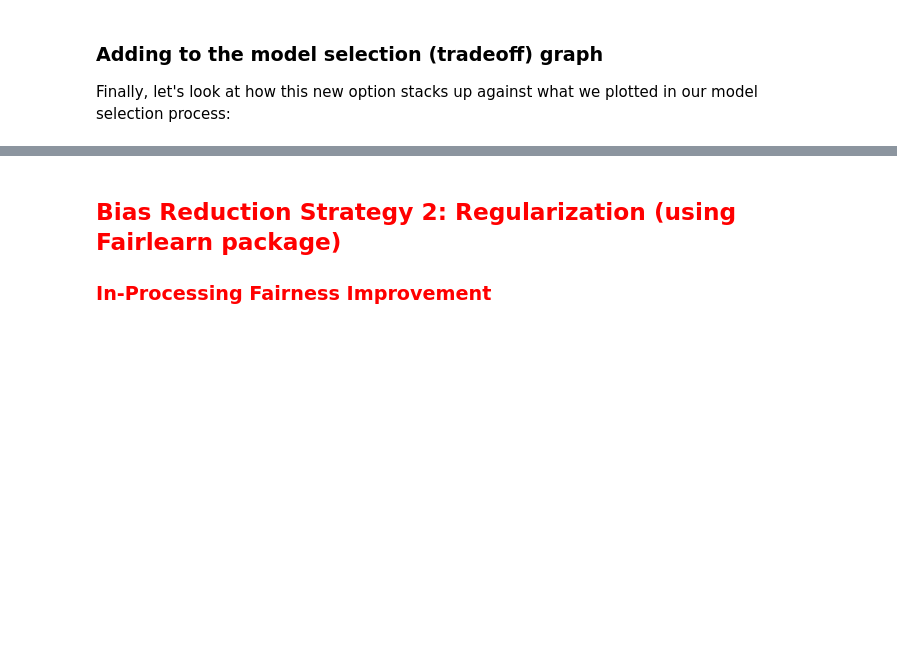
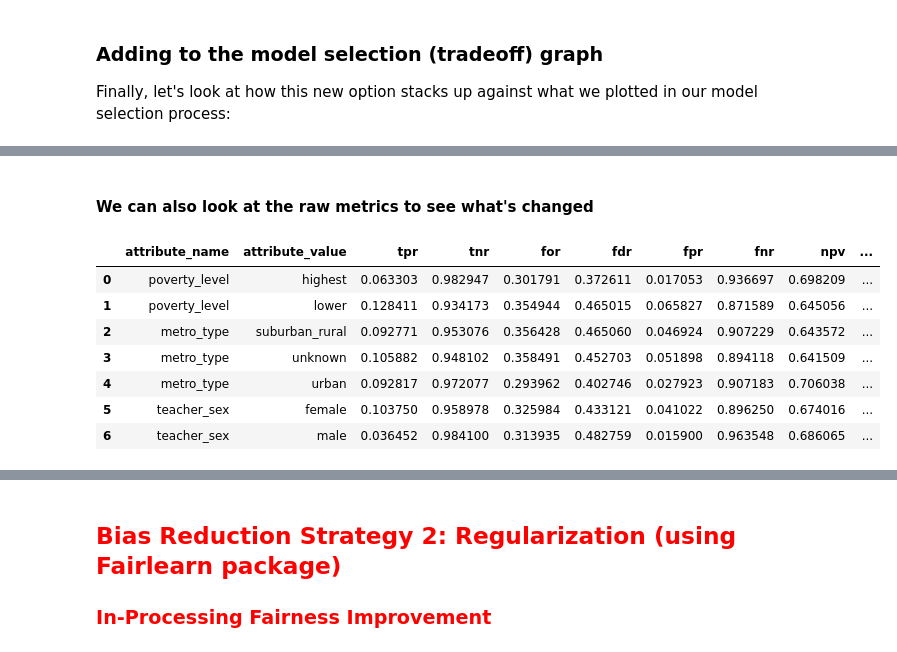
Before and after one commit to DuarteFaria/fairness_tutorial, a Jupyter notebook: notebooks/bias_reduction.ipynb, the cells around one changed output, grey strips where cells are left out. Saved outputs shown, nothing was run; the diff lists cells and outputs as text; code cells hidden in the pictures; blank space fills up the shorter version.

```diff
--- a/notebooks/bias_reduction.ipynb
+++ b/notebooks/bias_reduction.ipynb
@@ -370,0 +740,14 @@ create_scatter_disparity_performance(**plot_configs)
+# %% [markdown]
+#### We can also look at the raw metrics to see what's changed
+# %%
+absolute_metrics = g.list_absolute_metrics(xtab)
+xtab[['attribute_name', 'attribute_value'] + absolute_metrics]
+# %% [output]
+|  | attribute_name | attribute_value | tpr | tnr | for | fdr | fpr | fnr | npv | ... |
+| 0 | poverty_level | highest | 0.063303 | 0.982947 | 0.301791 | 0.372611 | 0.017053 | 0.936697 | 0.698209 | ... |
+| 1 | poverty_level | lower | 0.128411 | 0.934173 | 0.354944 | 0.465015 | 0.065827 | 0.871589 | 0.645056 | ... |
+| 2 | metro_type | suburban_rural | 0.092771 | 0.953076 | 0.356428 | 0.465060 | 0.046924 | 0.907229 | 0.643572 | ... |
+| 3 | metro_type | unknown | 0.105882 | 0.948102 | 0.358491 | 0.452703 | 0.051898 | 0.894118 | 0.641509 | ... |
+| 4 | metro_type | urban | 0.092817 | 0.972077 | 0.293962 | 0.402746 | 0.027923 | 0.907183 | 0.706038 | ... |
+| 5 | teacher_sex | female | 0.103750 | 0.958978 | 0.325984 | 0.433121 | 0.041022 | 0.896250 | 0.674016 | ... |
+| 6 | teacher_sex | male | 0.036452 | 0.984100 | 0.313935 | 0.482759 | 0.015900 | 0.963548 | 0.686065 | ... |
```
Also changed, not shown: parts of 113 cells of this notebook.
